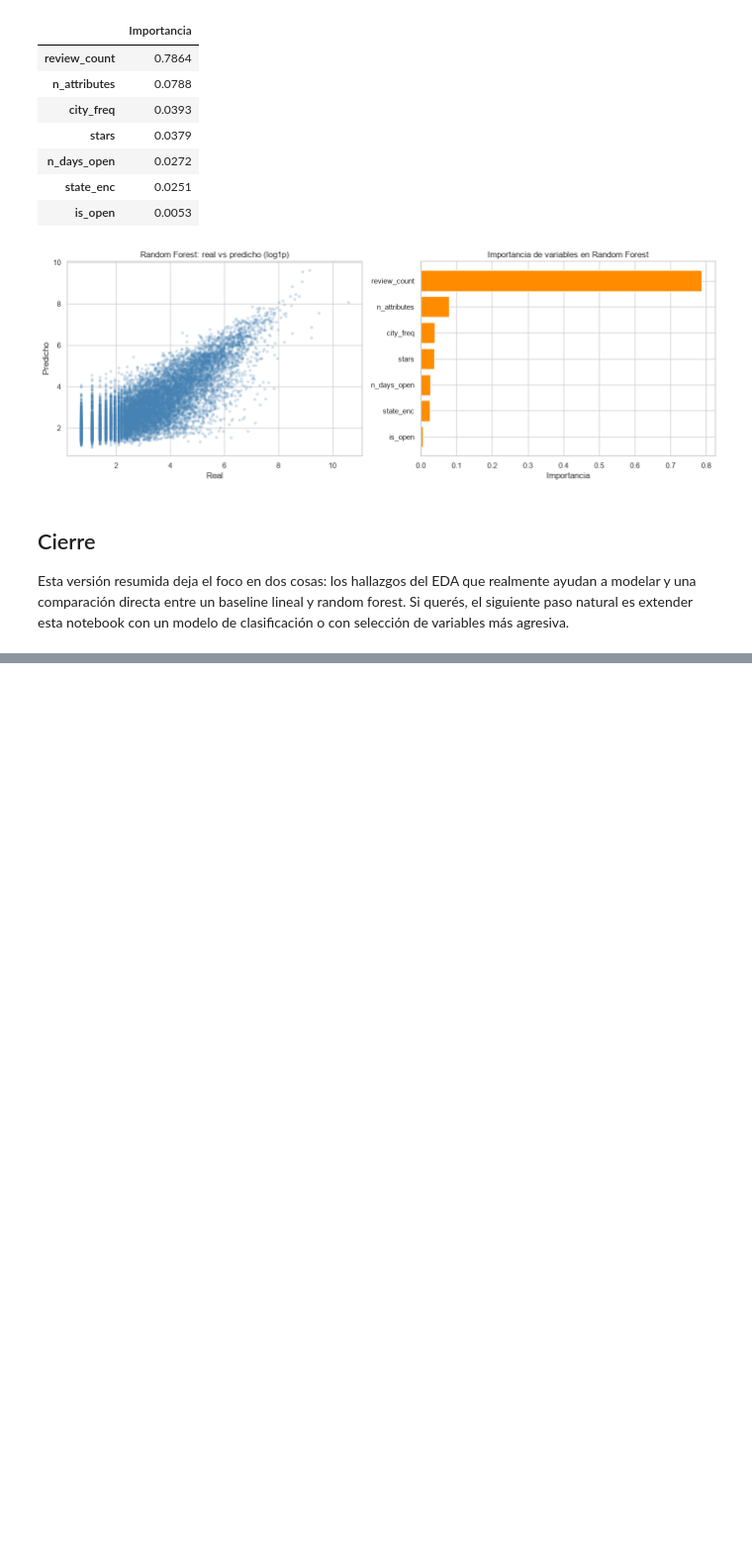
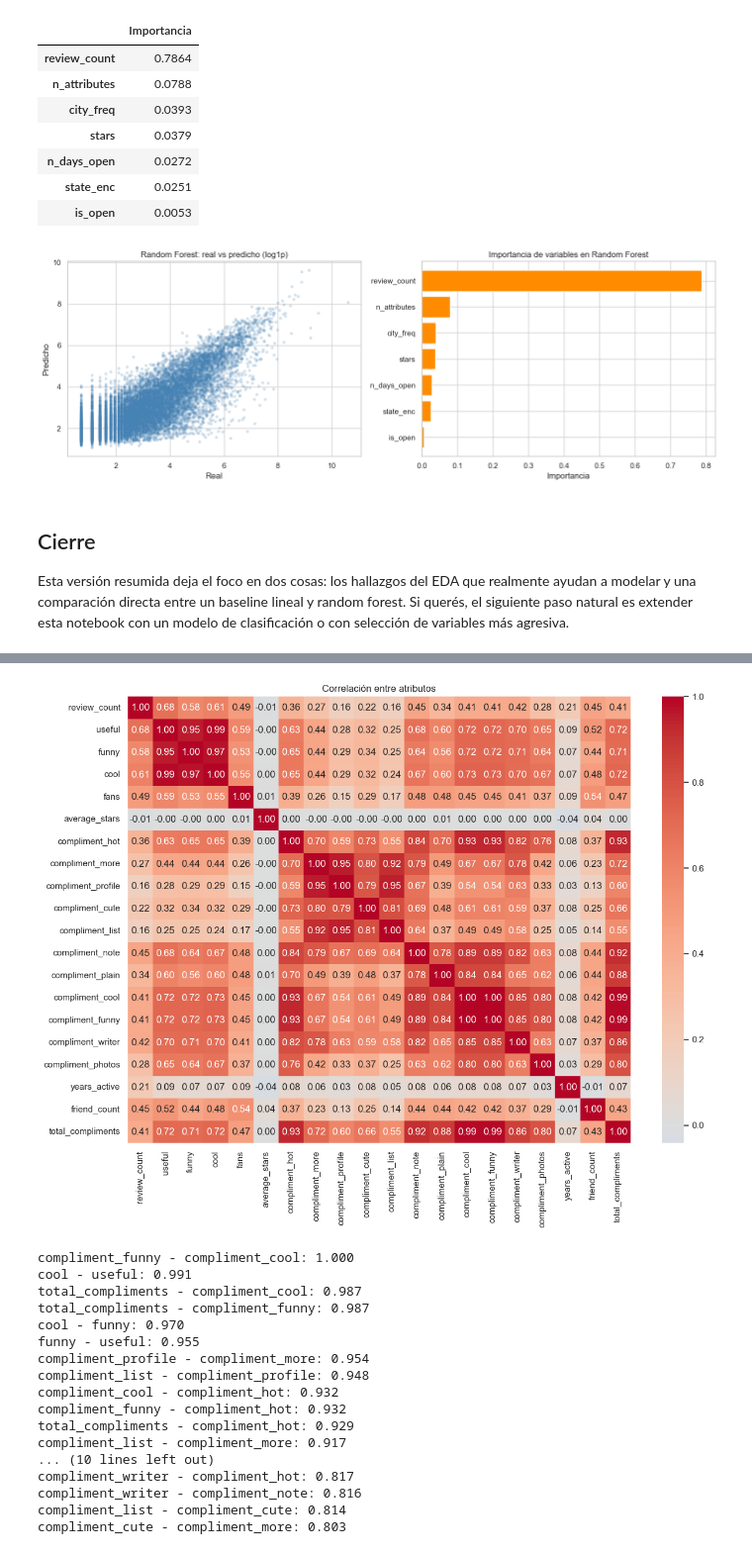
Before and after one commit to waltergsotelo/aprendizaje_maquina, a Jupyter notebook: yelp_eda_resumen_ml.ipynb, the cells around one changed output, grey strips where cells are left out. Shown at 99% size. Drawn from its saved outputs; the diff is of its cells as text; code cells hidden in the pictures; blank space fills up the shorter version.

```diff
--- a/yelp_eda_resumen_ml.ipynb
+++ b/yelp_eda_resumen_ml.ipynb
@@ -316,0 +321,8 @@ Esta versión resumida deja el foco en dos cosas: los hallazgos del EDA que real
+# %%
+# Dataset de modelado para predecir elite
+df_binclass = df_user
+pd.set_option('display.max_columns', None)  # Muestra todas las columnas
+pd.set_option('expand_frame_repr', False)   # Evita que salte a otra línea
+df_binclass["elite_encoded"] = (df_binclass["elite"] == "Elite").astype(int)
+df_binclass = df_binclass.drop(columns=['elite', 'name', 'friends', 'elite_years', 'yelping_since', 'user_id'])
+print (df_binclass.head())
@@ -316,0 +336,30 @@ Esta versión resumida deja el foco en dos cosas: los hallazgos del EDA que real
+# %%
+def chequear_correl (df):
+    matriz_correl = df.corr(method='pearson')
+
+    plt.figure(figsize=(14,10))
+    sns.heatmap(
+        matriz_correl,
+        cmap='coolwarm',
+        annot=True,
+        fmt=".2f",
+        center=0
+    )
+    plt.title("Correlación entre atributos")
+    plt.show()
+
+    corr = df.corr().abs()
+
+    upper = corr.where(
+        np.triu(np.ones(corr.shape), k=1).astype(bool)
+    )
+
+    high_corr = [
+        (col, row, upper.loc[row, col])
+        for col in upper.columns
+        for row in upper.index
+        if pd.notna(upper.loc[row, col]) and upper.loc[row, col] > 0.8
+    ]
+
+    for c1, c2, corr_val in sorted(high_corr, key=lambda x: -x[2]):
+        print(f"{c1} - {c2}: {corr_val:.3f}")
@@ -316,0 +405,22 @@ Esta versión resumida deja el foco en dos cosas: los hallazgos del EDA que real
+# %%
+df_dummy = df_binclass.drop(columns=['elite_encoded'])
+chequear_correl(df_dummy)
+# %% [output]
+[figure, added]
+compliment_funny - compliment_cool: 1.000
+cool - useful: 0.991
+total_compliments - compliment_cool: 0.987
+total_compliments - compliment_funny: 0.987
+cool - funny: 0.970
+funny - useful: 0.955
+compliment_profile - compliment_more: 0.954
+compliment_list - compliment_profile: 0.948
+compliment_cool - compliment_hot: 0.932
+compliment_funny - compliment_hot: 0.932
+total_compliments - compliment_hot: 0.929
+compliment_list - compliment_more: 0.917
+... (10 lines left out)
+compliment_writer - compliment_hot: 0.817
+compliment_writer - compliment_note: 0.816
+compliment_list - compliment_cute: 0.814
+compliment_cute - compliment_more: 0.803
```
Also changed, not shown: parts of 21 cells of this notebook.
